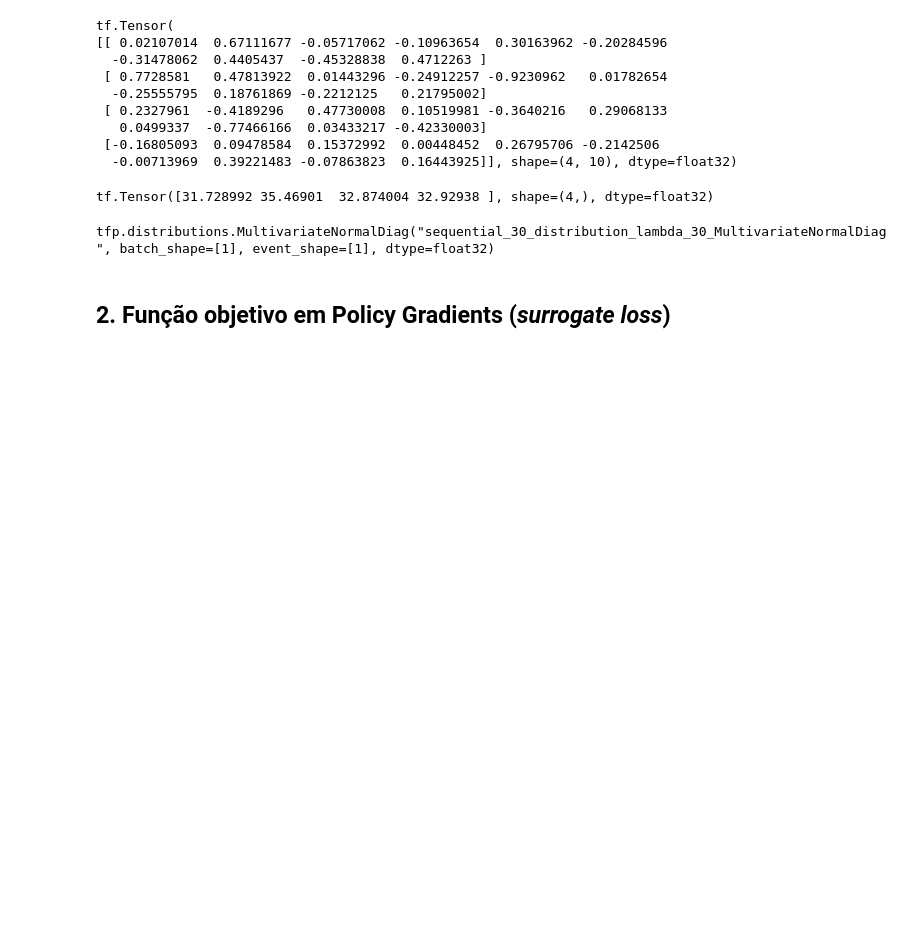
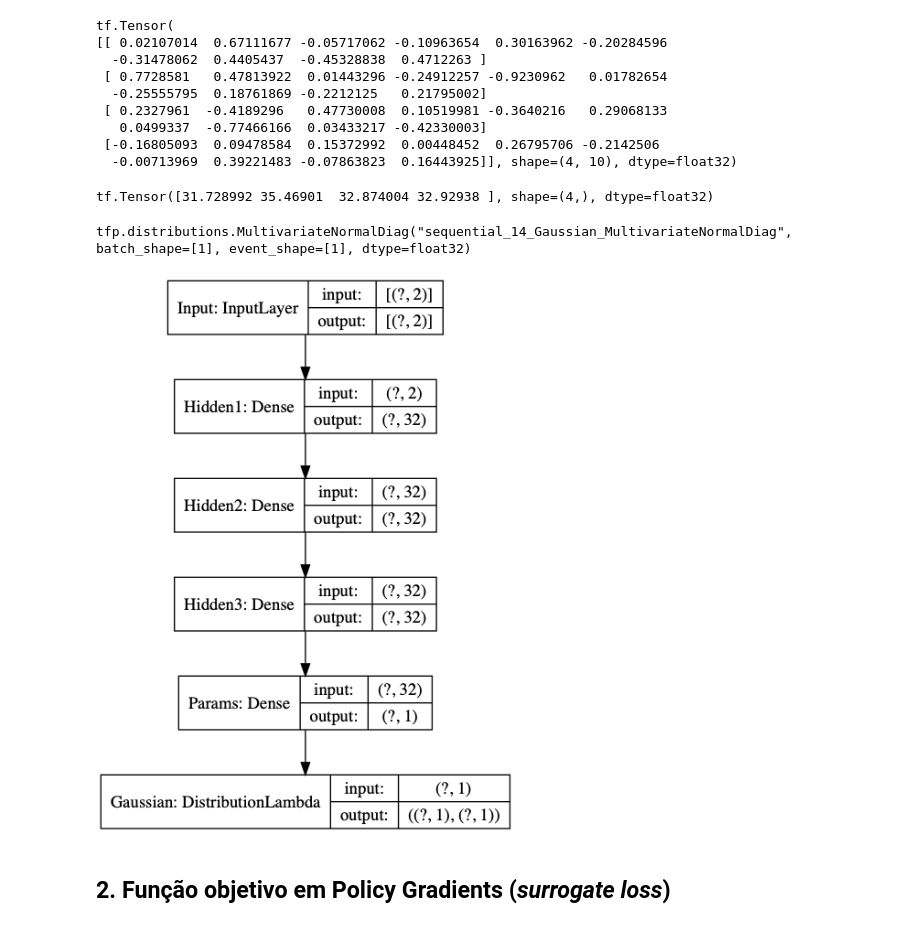
Before and after one commit to 0xangelo/curso-verao-rl-ime-2020, a Jupyter notebook: notebooks/Aula-2/Aula 2 - Parte Prática - Policy Gradients.ipynb, the cells around one changed output. Saved outputs shown, nothing was run; the diff lists cells and outputs as text; code cells hidden in the pictures; blank space fills up the shorter version.

```diff
--- a/notebooks/Aula-2/Aula 2 - Parte Prática - Policy Gradients.ipynb
+++ b/notebooks/Aula-2/Aula 2 - Parte Prática - Policy Gradients.ipynb
@@ -151,21 +159,23 @@ print(sample_log_prob)
 tf.Tensor([31.728992 35.46901  32.874004 32.92938 ], shape=(4,), dtype=float32)
 # %%
 def build_continuous_policy(obs_space, action_space, hidden_layers, activation, scale_diag=1e-2):
+    Input = tf.keras.Input
     Dense = tf.keras.layers.Dense
     DistributionLambda = tfp.layers.DistributionLambda
     MultivariateNormalDiag = tfd.MultivariateNormalDiag
 
     policy_net_layers = []
 
+    policy_net_layers.append(Input(shape=obs_space.shape, name="Input"))
+
     for i, units in enumerate(hidden_layers):
-        if i == 0:
-            policy_net_layers.append(Dense(units, activation=activation, input_shape=obs_space.shape))
-        else:
-            policy_net_layers.append(Dense(units, activation=activation))
+        policy_net_layers.append(Dense(units=units, activation=activation, name=f"Hidden{i+1}"))
 
-    policy_net_layers.append(Dense(units=action_space.shape[0]))
+    policy_net_layers.append(Dense(units=action_space.shape[0], name="Params"))
     policy_net_layers.append(DistributionLambda(
-        lambda t: MultivariateNormalDiag(loc=t, scale_diag=[scale_diag] * action_space.shape[0])))
+        lambda t: MultivariateNormalDiag(loc=t, scale_diag=[scale_diag] * action_space.shape[0]),
+        name="Gaussian"
+    ))
 
     return tf.keras.Sequential(policy_net_layers)
 # %%
@@ -184,7 +194,11 @@ print(action_dist)
 action = action_dist.sample().numpy()
 assert action[0] in env.action_space
 # %% [output]
-tfp.distributions.MultivariateNormalDiag("sequential_30_distribution_lambda_30_MultivariateNormalDiag", batch_shape=[1], event_shape=[1], dtype=float32)
+tfp.distributions.MultivariateNormalDiag("sequential_14_Gaussian_MultivariateNormalDiag", batch_shape=[1], event_shape=[1], dtype=float32)
+# %%
+tf.keras.utils.plot_model(policy, show_shapes=True)
+# %% [output]
+[figure, added]
 # %% [markdown]
 ## 2. Função objetivo em Policy Gradients (*surrogate loss*)
 # %% [markdown]
```
Also changed, not shown: parts of 9 cells of this notebook.
